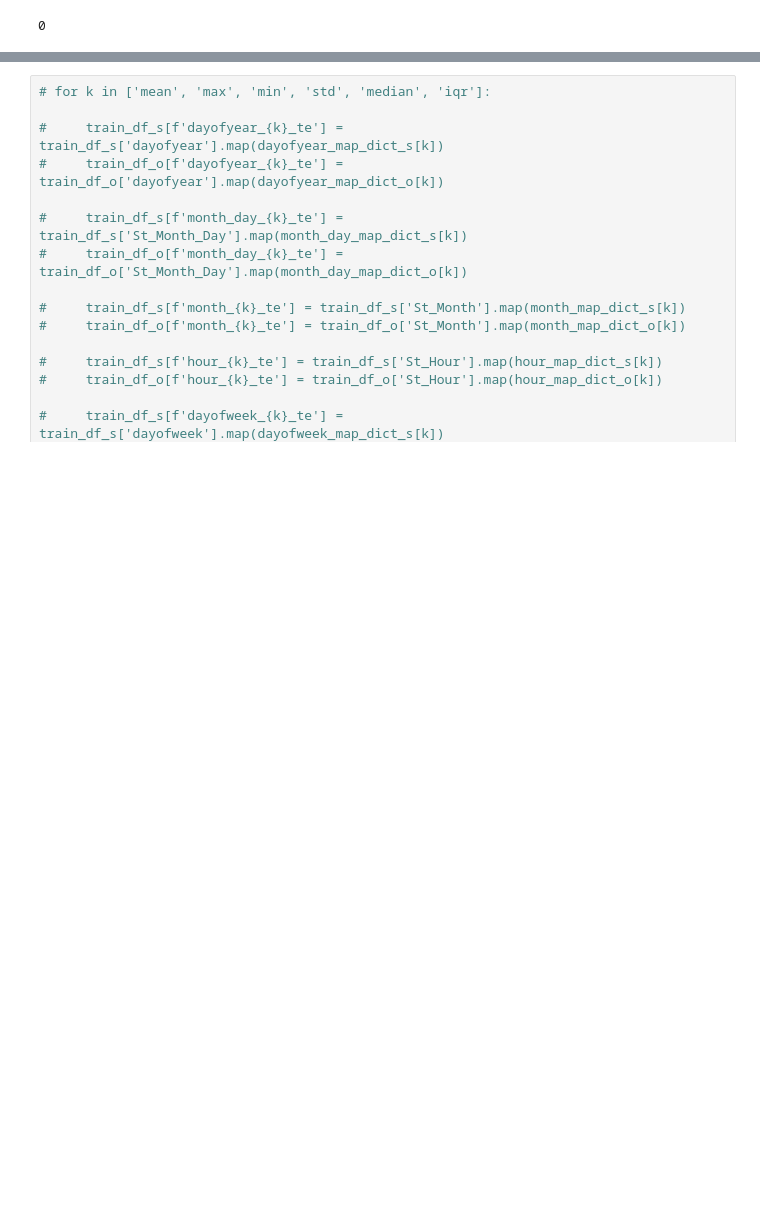
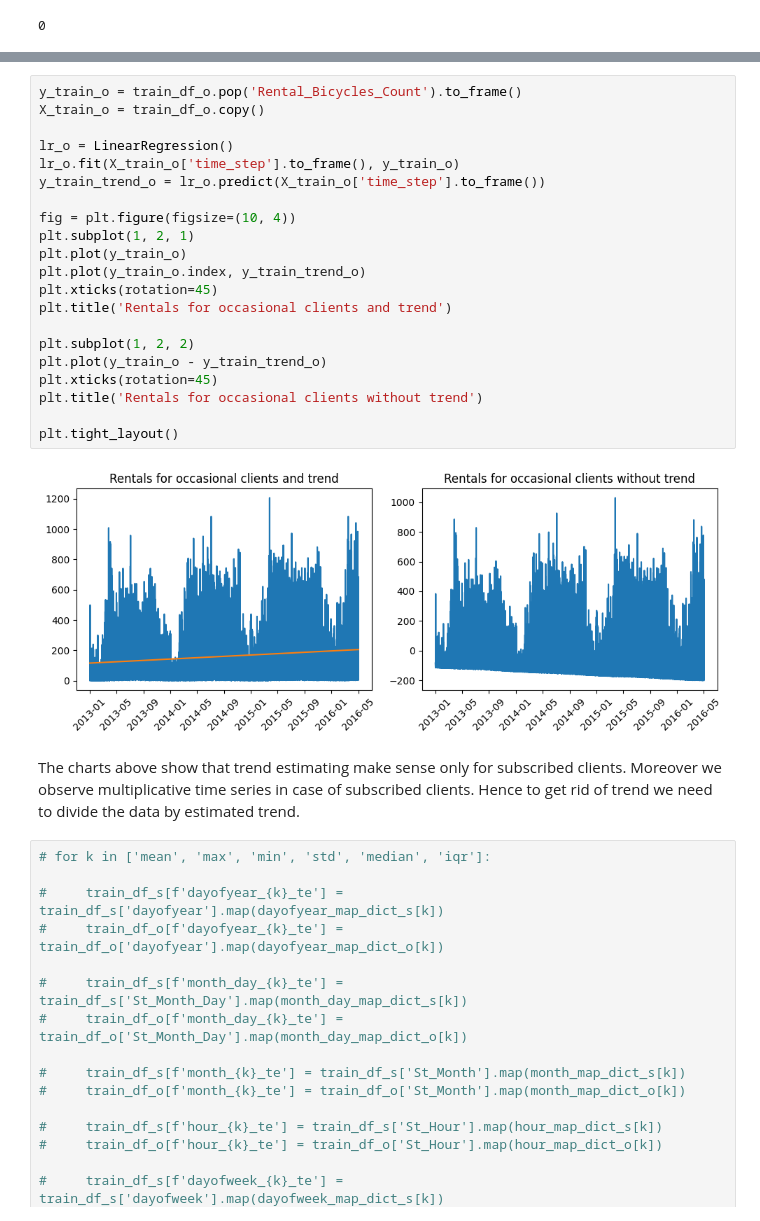
Before and after one commit to VaheC/MH_BicycleDemand_Hackathon, a Jupyter notebook: solution1.ipynb, the cells around one changed output, grey strips where cells are left out. Saved outputs shown, nothing was run; the diff lists cells and outputs as text; blank space fills up the shorter version.

```diff
--- a/solution1.ipynb
+++ b/solution1.ipynb
@@ -554,3 +583,28 @@ train_df_o.isnull().sum().sum()
+# %%
+y_train_o = train_df_o.pop('Rental_Bicycles_Count').to_frame()
+X_train_o = train_df_o.copy()
+
+lr_o = LinearRegression()
+lr_o.fit(X_train_o['time_step'].to_frame(), y_train_o)
+y_train_trend_o = lr_o.predict(X_train_o['time_step'].to_frame())
+
+fig = plt.figure(figsize=(10, 4))
+plt.subplot(1, 2, 1)
+plt.plot(y_train_o)
+plt.plot(y_train_o.index, y_train_trend_o)
+plt.xticks(rotation=45)
+plt.title('Rentals for occasional clients and trend')
+
+plt.subplot(1, 2, 2)
+plt.plot(y_train_o - y_train_trend_o)
+plt.xticks(rotation=45)
+plt.title('Rentals for occasional clients without trend')
+
+plt.tight_layout()
+# %% [output]
+[figure, added]
+# %% [markdown]
+The charts above show that trend estimating make sense only for subscribed clients. Moreover we observe multiplicative time series in case of subscribed clients. Hence to get rid of trend we need to divide the data by estimated trend.
 # %%
 # for k in ['mean', 'max', 'min', 'std', 'median', 'iqr']:
 
```
Also changed, not shown: parts of 6 cells of this notebook.
